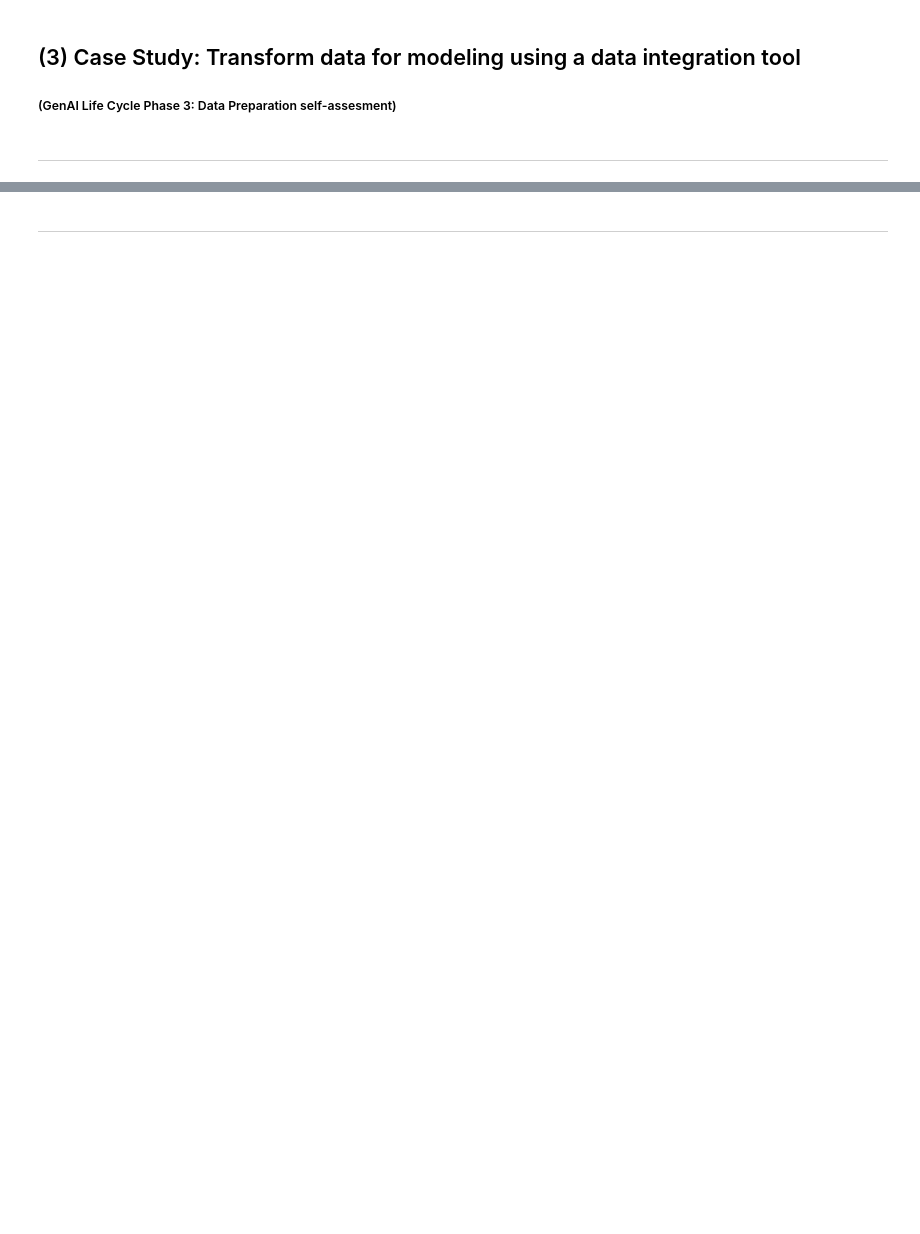
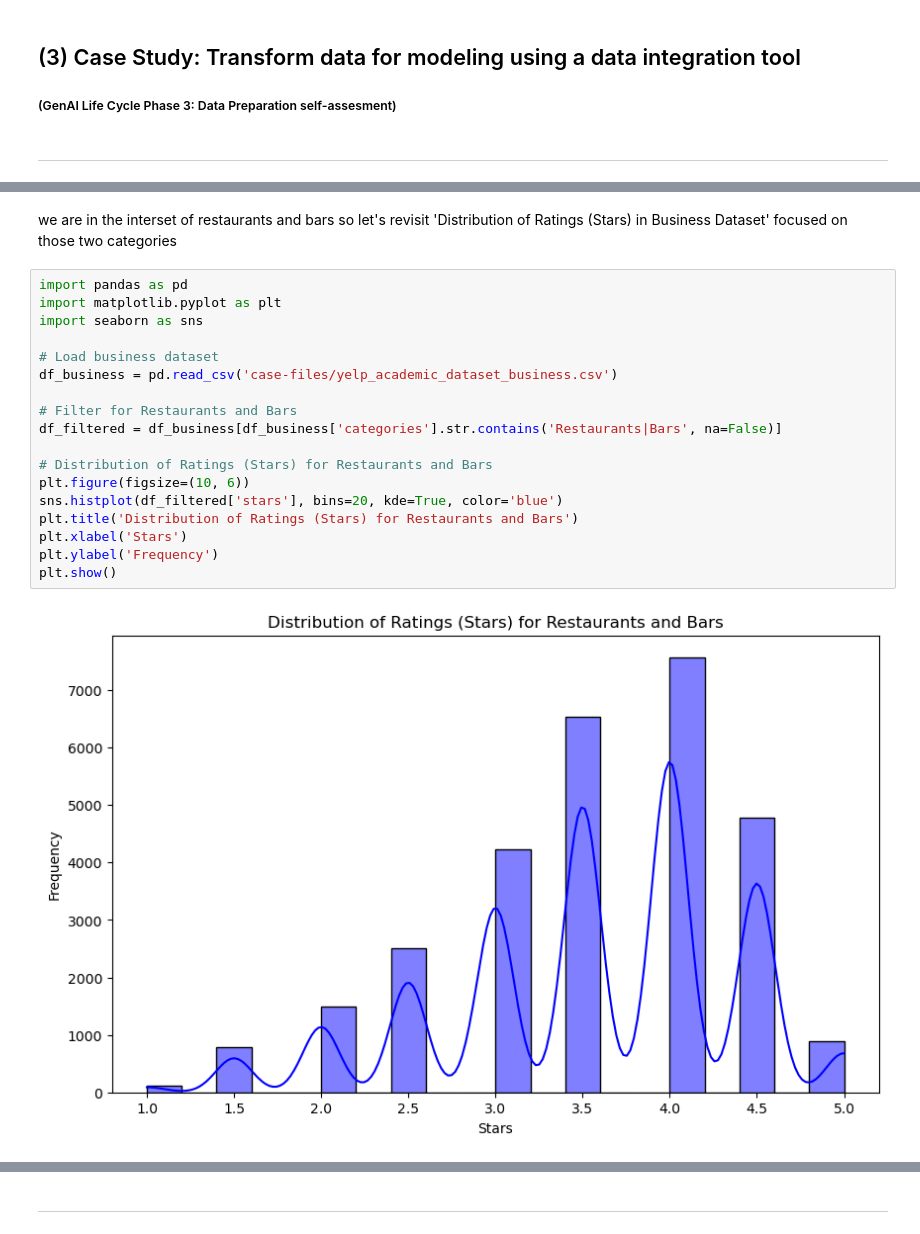
Before and after one commit to diego-manzano/capstone-ailtk, a Jupyter notebook: ailtk_case-navigation-module/case-study-3.ipynb, the cells around one changed output, grey strips where cells are left out. Saved outputs shown, nothing was run; the diff lists cells and outputs as text; blank space fills up the shorter version.

```diff
--- a/ailtk_case-navigation-module/case-study-3.ipynb
+++ b/ailtk_case-navigation-module/case-study-3.ipynb
@@ -7,0 +107,22 @@ Pre-reading
+# %% [markdown]
+we are in the interset of restaurants and bars so let's revisit 'Distribution of Ratings (Stars) in Business Dataset' focused on those two categories
+# %%
+import pandas as pd
+import matplotlib.pyplot as plt
+import seaborn as sns
+
+# Load business dataset
+df_business = pd.read_csv('case-files/yelp_academic_dataset_business.csv')
+
+# Filter for Restaurants and Bars
+df_filtered = df_business[df_business['categories'].str.contains('Restaurants|Bars', na=False)]
+
+# Distribution of Ratings (Stars) for Restaurants and Bars
+plt.figure(figsize=(10, 6))
+sns.histplot(df_filtered['stars'], bins=20, kde=True, color='blue')
+plt.title('Distribution of Ratings (Stars) for Restaurants and Bars')
+plt.xlabel('Stars')
+plt.ylabel('Frequency')
+plt.show()
+# %% [output]
+[figure, added]
```
Also changed, not shown: parts of 15 cells of this notebook, 4 other files.
